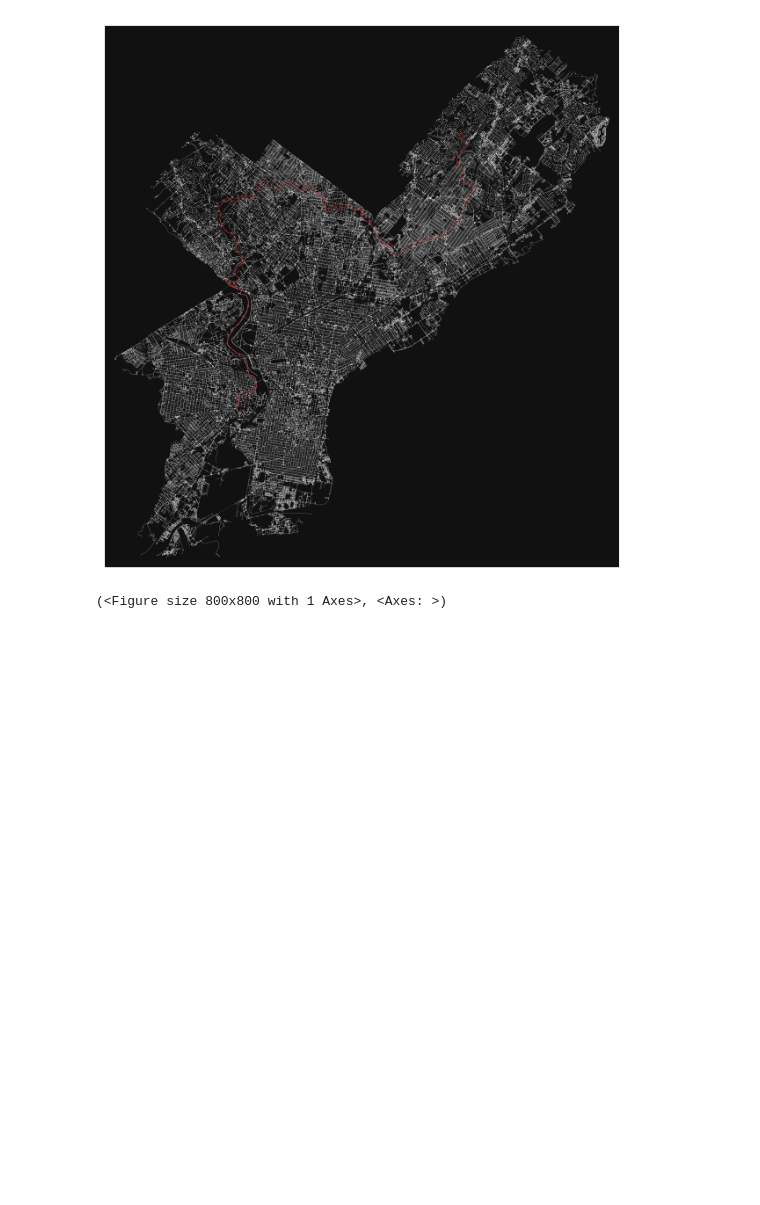
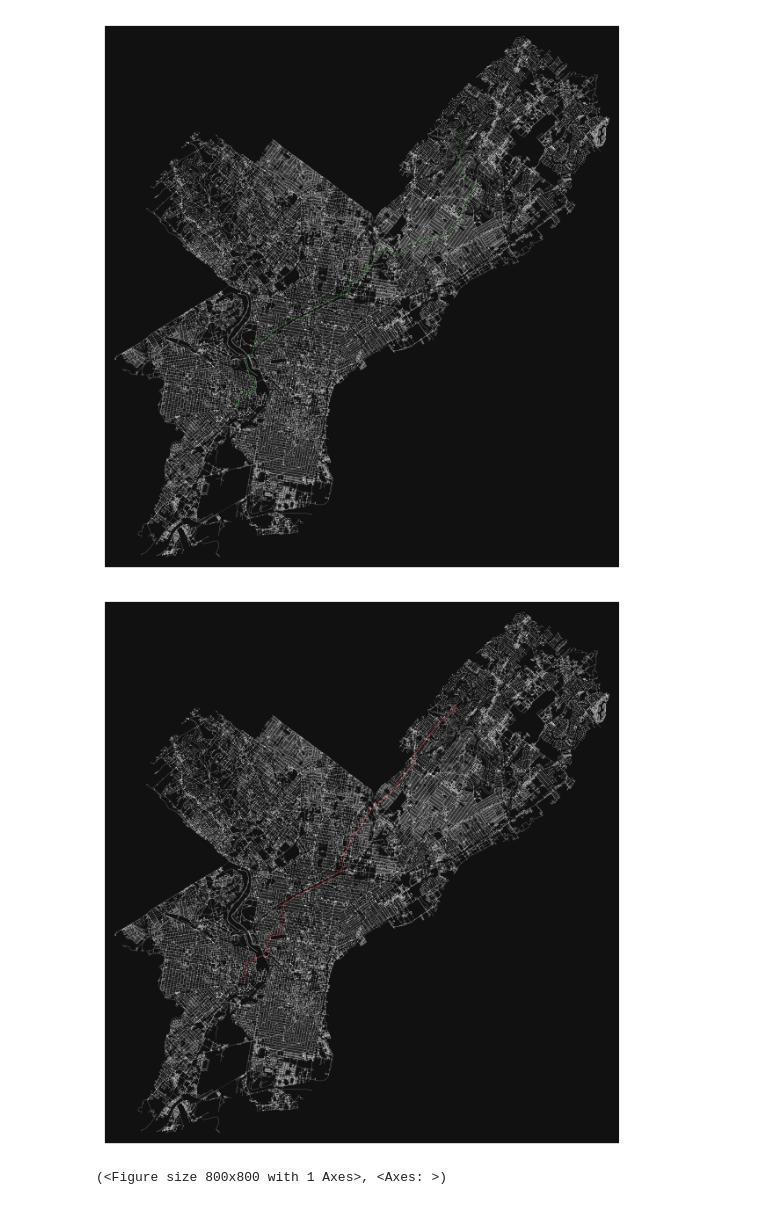
Before and after one commit to iNanoToxin/OwlHacks-Husgo, a Jupyter notebook: examples.ipynb, the cells around one changed output. Saved outputs shown, nothing was run; the diff lists cells and outputs as text; code cells hidden in the pictures; blank space fills up the shorter version.

```diff
--- a/examples.ipynb
+++ b/examples.ipynb
@@ -53,7 +53,7 @@ def normalize_score(score, min_score, max_score):
 for type in network_types:
     graph = osmnx.graph_from_place("Philadelphia, Pennsylvania, USA", network_type=type)
 
-    with open(f"datta/graphs/city_graph_{type}.pkl", "wb") as file:
+    with open(f"data/graphs/city_graph_{type}.pkl", "wb") as file:
         pickle.dump(graph, file)
 # %%
 graph = []
@@ -111,36 +111,57 @@ min_l, max_l = min(all_lengths), max(all_lengths)
 
 
 for i in test_graph.edges:
-    test_graph.edges[i]["crime_weight"] = normalize_score(
-        test_graph.edges[i]["crime_weight"], min_score=min_cw, max_score=max_cw
+    # test_graph.edges[i]["crime_weight"] = normalize_score(
+    #     test_graph.edges[i]["crime_weight"], min_score=min_cw, max_score=max_cw
+    # )
+    test_graph.edges[i]["total_weight"] = (
+        test_graph.edges[i]["length"] + 150000 * test_graph.edges[i]["crime_weight"]
     )
 # %%
 # type = "drive"
 # with open(f"data/graphs/city_graph_{type}.pkl", "rb") as file:
 #     graph = pickle.load(file)
 
 orig_point = (-75.0554076, 40.0866726)
 dest_point = (-75.1957886, 39.9522188)
 
 orig_node = osmnx.nearest_nodes(test_graph, orig_point[0], orig_point[1])
 dest_node = osmnx.nearest_nodes(test_graph, dest_point[0], dest_point[1])
 
-shortest_path = osmnx.shortest_path(test_graph, orig_node, dest_node, weight="crime_weight")
+shortest_path = osmnx.shortest_path(
+    test_graph, orig_node, dest_node, weight="total_weight"
+)
 
+osmnx.plot_graph_route(
+    test_graph,
+    shortest_path,
+    route_color="green",
+    route_linewidth=0.5,
+    orig_dest_size=0.5,
+    node_size=0.1,
+    edge_linewidth=0.1,
+    save=True,
+    filepath=f"data/test_graph_{1}.png",
+)
+
+shortest_path = osmnx.shortest_path(
+    test_graph, orig_node, dest_node, weight="length"
+)
 
 osmnx.plot_graph_route(
     test_graph,
     shortest_path,
     route_color="red",
     route_linewidth=0.5,
     orig_dest_size=0.5,
     node_size=0.1,
     edge_linewidth=0.1,
     save=True,
-    filepath=f"data/test_graph_{type}.png",
+    filepath=f"data/test_graph_{2}.png",
 )
 # %% [output]
-[figure, old version]
+[figure, new version]
+[figure, added]
 (<Figure size 800x800 with 1 Axes>, <Axes: >)
 # %%
 import folium
```
Also changed, not shown: 8 other files.
